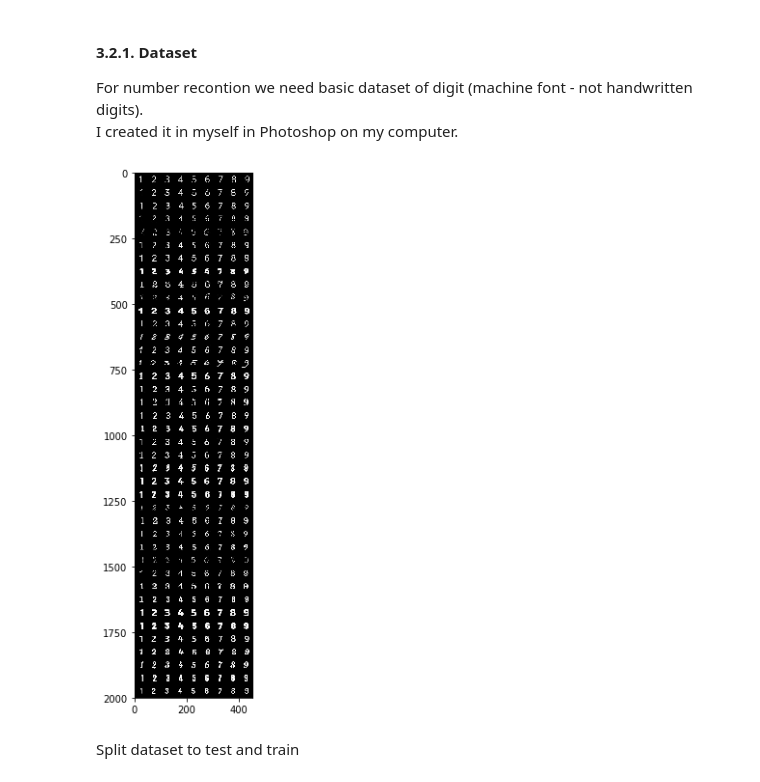
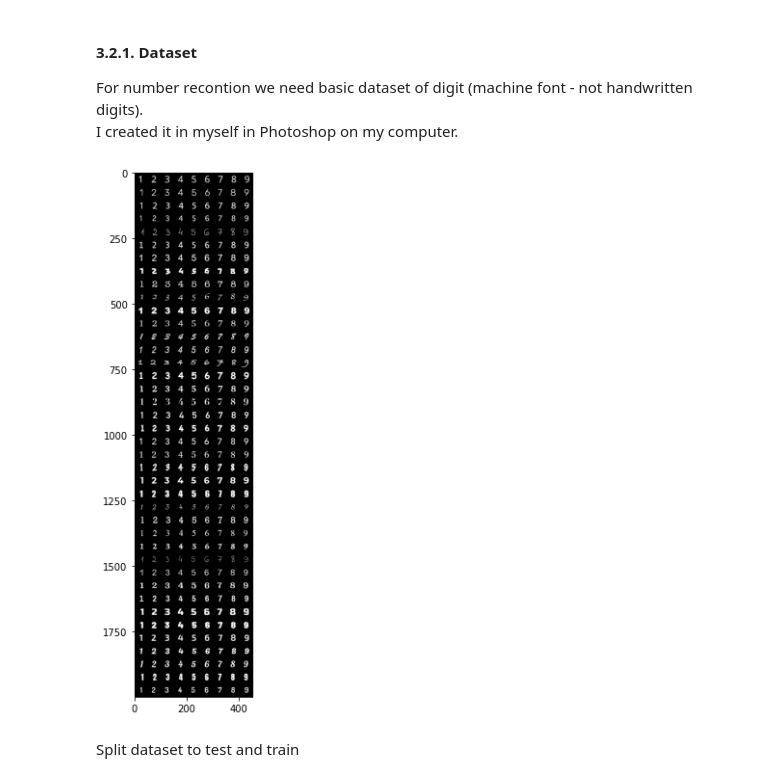
Before and after one commit to Matt88Ac/CV-Final, a Jupyter notebook: Sudoku AR solver.ipynb, the cells around one changed output. Drawn from its saved outputs; the diff is of its cells as text; code cells hidden in the pictures.

```diff
--- a/Sudoku AR solver.ipynb
+++ b/Sudoku AR solver.ipynb
@@ -85,12 +88,12 @@ plt.show()
 For number recontion we need basic dataset of digit (machine font - not handwritten digits).
 I created it in myself in Photoshop on my computer.
 # %%
-digits = cv2.imread('digits_dataset.jpg',0)
+digits = cv2.imread('digitst.jpg',0)
 plt.figure(figsize=(10,10))
 plt.imshow(digits,cmap='gray')
 plt.show()
 # %% [output]
-[figure, old version]
+[figure, new version]
 # %%
 cells50x50 = [np.hsplit(row,9) for row in np.vsplit(digits,40)]
 digits_dataset = np.array(cells50x50)
```
Also changed, not shown: parts of 21 cells of this notebook.
